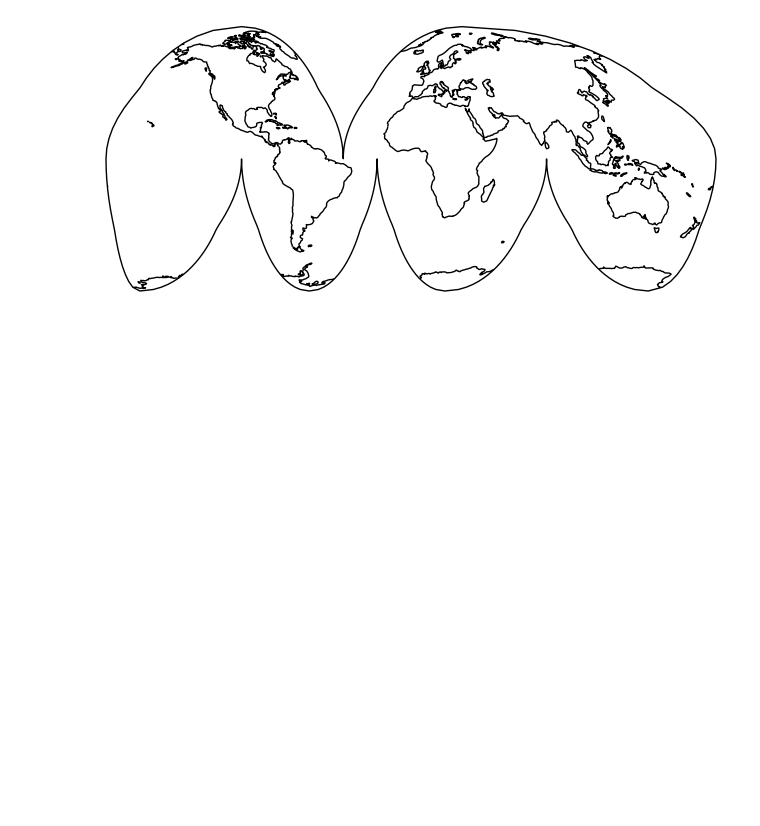
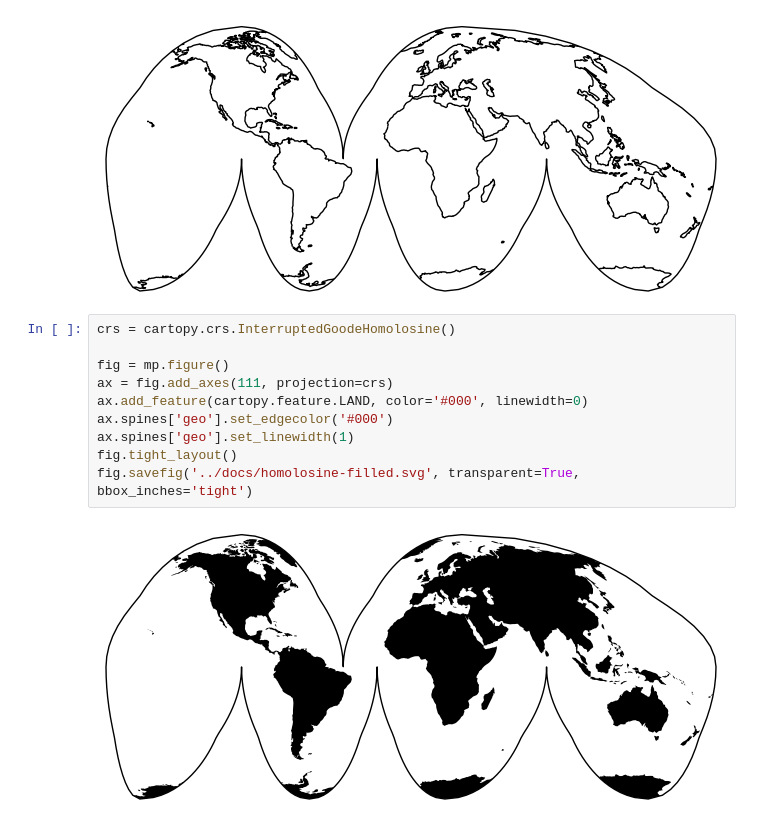
Before and after one commit to bairdlangenbrunner/bairdlangenbrunner, a Jupyter notebook: notebooks/create-homolosine.ipynb, the cells around one changed output. Drawn from its saved outputs; the diff is of its cells as text; blank space fills up the shorter version.

```diff
--- a/notebooks/create-homolosine.ipynb
+++ b/notebooks/create-homolosine.ipynb
@@ -13,3 +13,15 @@ fig.tight_layout()
 fig.savefig('../docs/homolosine.svg', transparent=True, bbox_inches='tight')
 # %% [output]
 [figure]
+# %%
+crs = cartopy.crs.InterruptedGoodeHomolosine()
+
+fig = mp.figure()
+ax = fig.add_axes(111, projection=crs)
+ax.add_feature(cartopy.feature.LAND, color='#000', linewidth=0)
+ax.spines['geo'].set_edgecolor('#000')
+ax.spines['geo'].set_linewidth(1)
+fig.tight_layout()
+fig.savefig('../docs/homolosine-filled.svg', transparent=True, bbox_inches='tight')
+# %% [output]
+[figure, added]
```
Also changed, not shown: 4 other files.
